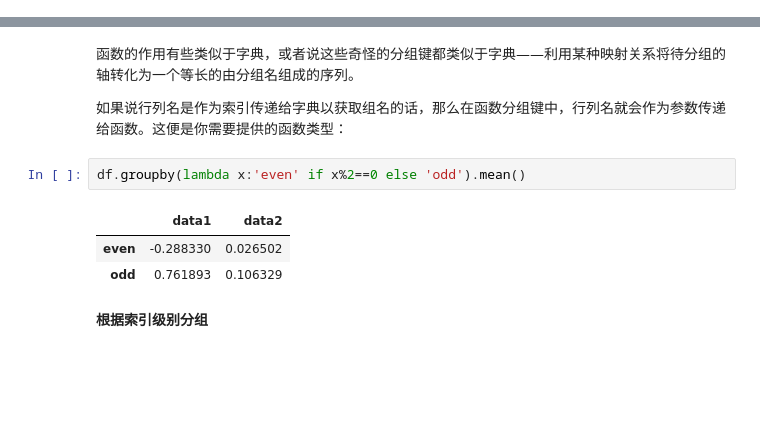
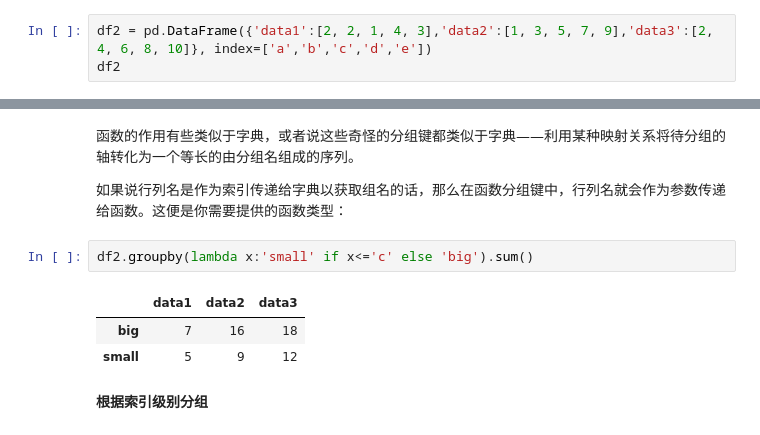
Before and after one commit to Rica123/pandas, a Jupyter notebook: notes/10Pandas之数据分组和聚合.ipynb, the cells around one changed output, grey strips where cells are left out. Cells and saved outputs as stored; diff of their text form; blank space fills up the shorter version.

```diff
--- a/notes/10Pandas之数据分组和聚合.ipynb
+++ b/notes/10Pandas之数据分组和聚合.ipynb
@@ -98,0 +114,3 @@ df.groupby({0:'a',1:'a',2:'b',3:'b',4:'a'}).mean()
+# %%
+df2 = pd.DataFrame({'data1':[2, 2, 1, 4, 3],'data2':[1, 3, 5, 7, 9],'data3':[2, 4, 6, 8, 10]}, index=['a','b','c','d','e'])
+df2
@@ -103,11 +145,11 @@ df.groupby({0:'a',1:'a',2:'b',3:'b',4:'a'}).mean()
 
 如果说行列名是作为索引传递给字典以获取组名的话，那么在函数分组键中，行列名就会作为参数传递给函数。这便是你需要提供的函数类型：
 # %%
-df.groupby(lambda x:'even' if x%2==0 else 'odd').mean()
+df2.groupby(lambda x:'small' if x<='c' else 'big').sum()
 # %% [output]
-|  | data1 | data2 |
-| even | -0.288330 | 0.026502 |
-| odd | 0.761893 | 0.106329 |
+|  | data1 | data2 | data3 |
+| big | 7 | 16 | 18 |
+| small | 5 | 9 | 12 |
 # %% [markdown]
 <b>根据索引级别分组</b>
 # %% [markdown]
```
Also changed, not shown: parts of 38 cells of this notebook.
